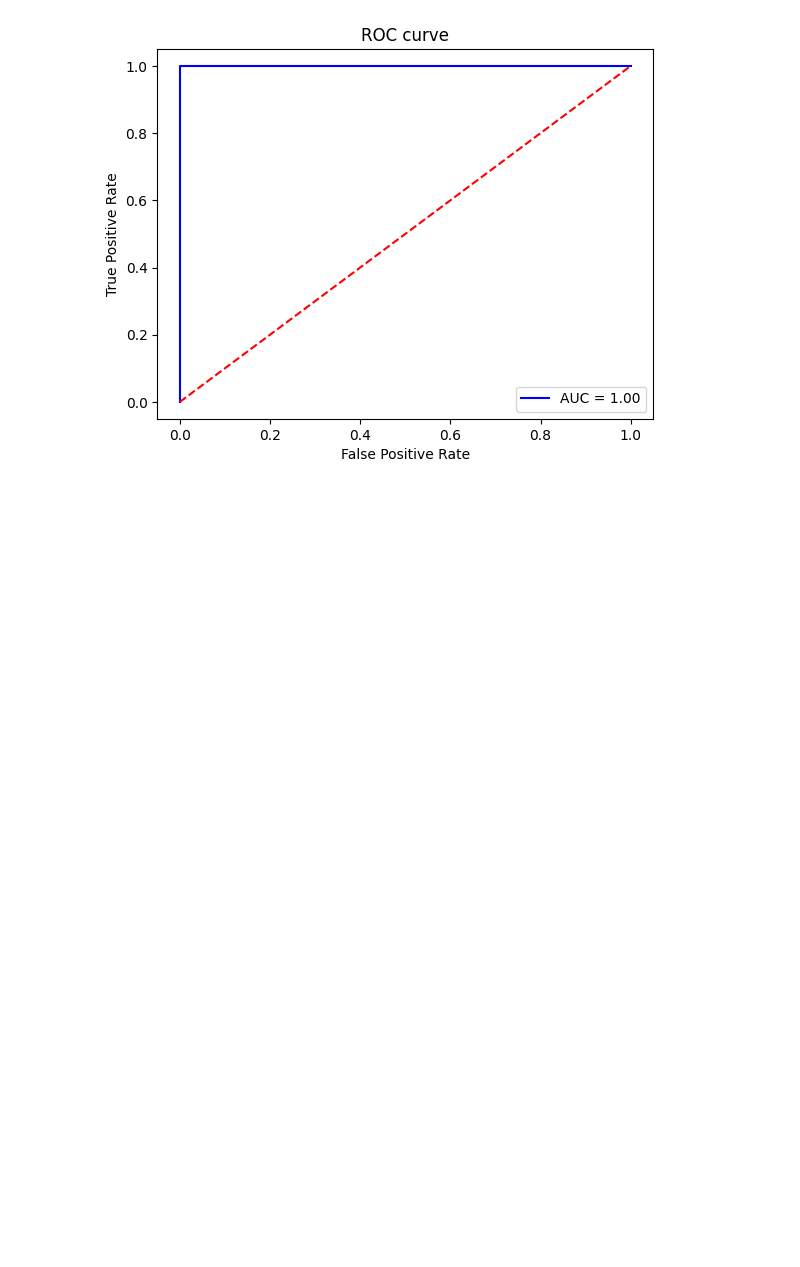
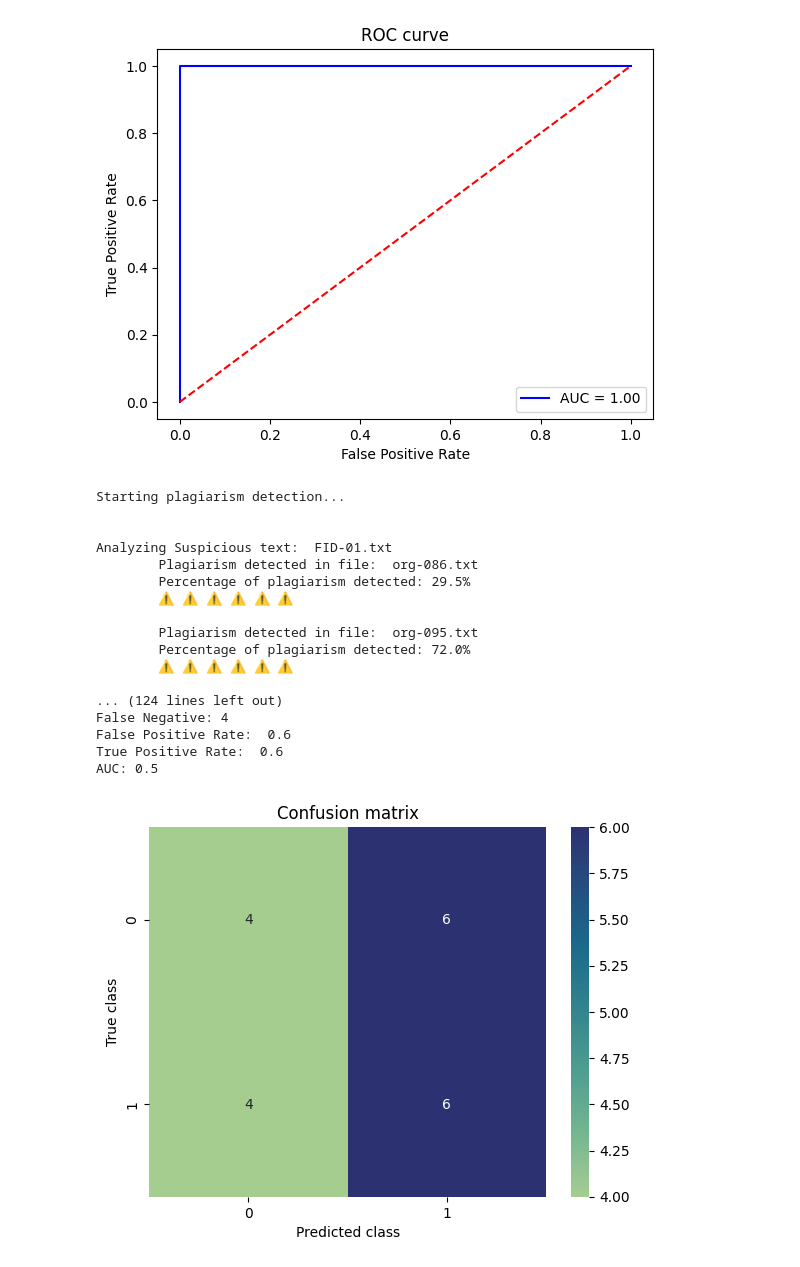
Before and after one commit to DiegoAJR/plagiarismDetector, a Jupyter notebook: decision.ipynb, the cells around one changed output. Cells and saved outputs as stored; diff of their text form; code cells hidden in the pictures; blank space fills up the shorter version.

Commit message:
Change of system results
Co-Authored-By: Diego Alejandro Juárez Ruiz <74429439+DiegoAJR@users.noreply.github.com>
Co-Authored-By: Erick Bustos <61398323+erteck@users.noreply.github.com>

```diff
--- a/decision.ipynb
+++ b/decision.ipynb
@@ -145,3 +144,25 @@ True Positive Rate:  1.0
 AUC: 1.0
 [figure]
 [figure]
+# %%
+# Call the main system function to kick-off the plagiarism detector
+decision("original_files_in_situ", "suspicious_files", [1,1,0,0,1,1,0,0,0,0,0,0,0,0,1,1,1,1,1,1])
+# %% [output]
+Starting plagiarism detection...
+
+
+Analyzing Suspicious text:  FID-01.txt
+        Plagiarism detected in file:  org-086.txt
+        Percentage of plagiarism detected: 29.5%
+        ⚠️ ⚠️ ⚠️ ⚠️ ⚠️ ⚠️
+
+        Plagiarism detected in file:  org-095.txt
+        Percentage of plagiarism detected: 72.0%
+        ⚠️ ⚠️ ⚠️ ⚠️ ⚠️ ⚠️
+
+... (124 lines left out)
+False Negative: 4
+False Positive Rate:  0.6
+True Positive Rate:  0.6
+AUC: 0.5
+[figure, added]
```
Also changed, not shown: parts of 2 cells of this notebook.
